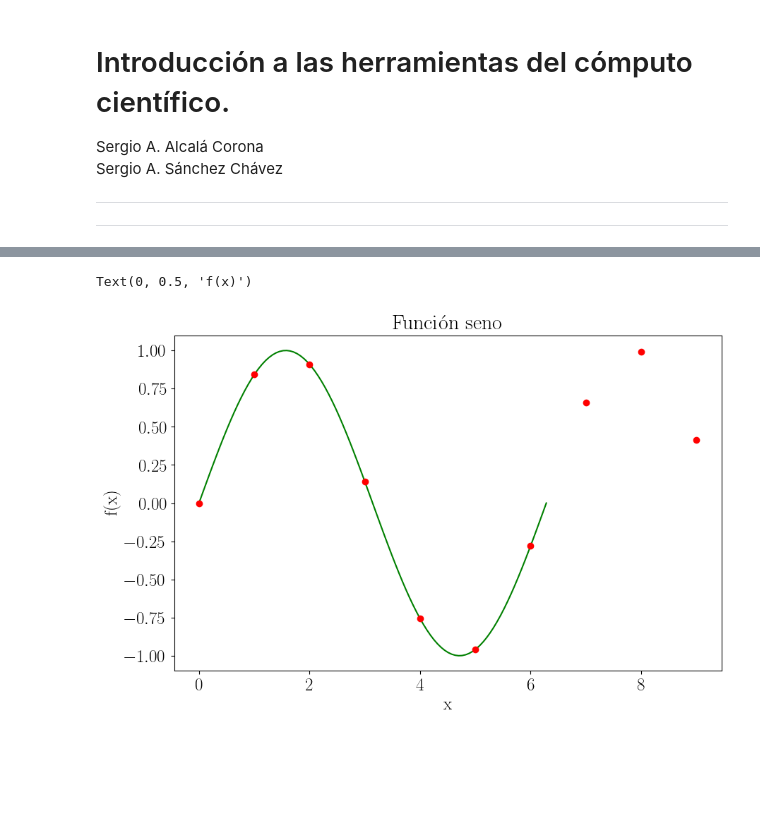
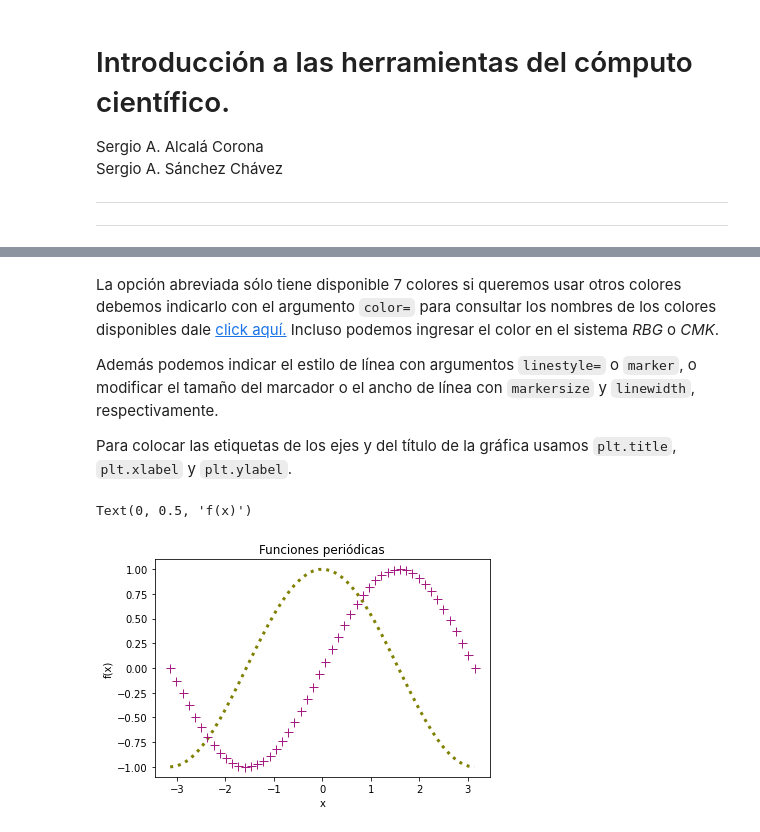
Before and after one commit to saac/Computacion2020-8093, a Jupyter notebook: Programacion_Python/3_Grafica.ipynb, the cells around one changed output, grey strips where cells are left out. Drawn from its saved outputs; the diff is of its cells as text; code cells hidden in the pictures; blank space fills up the shorter version.

Commit message:
Actualización del notebook de gráficas

```diff
--- a/Programacion_Python/3_Grafica.ipynb
+++ b/Programacion_Python/3_Grafica.ipynb
@@ -52,0 +38,4 @@ plt.plot(x,fx,'ro')
+# %%
+x = np.linspace(-np.pi,np.pi)
+fx = np.cos(x)
+plt.plot(x,fx)
@@ -52,0 +47,4 @@ plt.plot(x,fx,'ro')
+# %%
+fx1 = np.sin(x)
+plt.plot(x,fx,'r--')
+plt.plot(x,fx1,'go')
@@ -53,9 +54,15 @@ plt.plot(x,fx,'ro')
+# %% [markdown]
+La opción abreviada sólo tiene disponible 7 colores si queremos usar otros colores debemos indicarlo con el argumento `color=` para consultar los nombres de los colores disponibles dale [click aquí.](https://matplotlib.org/3.1.1/gallery/color/named_colors.html#sphx-glr-gallery-color-named-colors-py) Incluso podemos ingresar el color en el sistema _RBG_ o _CMK_.
+
+Además podemos indicar el estilo de línea con argumentos `linestyle=` o `marker`, o modificar el tamaño del marcador o el ancho de línea con `markersize` y `linewidth`, respectivamente.
+
+Para colocar las etiquetas de los ejes y del título de la gráfica usamos `plt.title`, `plt.xlabel` y `plt.ylabel`.
 # %%
-plt.plot(x1,fx1,'g-')
-plt.plot(x,fx,'ro')
-plt.title("Función seno")
+plt.plot(x,fx,color='olive', linestyle=':',linewidth=3)
+plt.plot(x,fx1,color='#a41b81',marker='+', markersize=9,linestyle='None')
+plt.title("Funciones periódicas")
 plt.xlabel("x")
 plt.ylabel("f(x)")
 # %% [output]
 Text(0, 0.5, 'f(x)')
-[figure, old version]
+[figure, new version]
```
Also changed, not shown: parts of 47 cells of this notebook.
